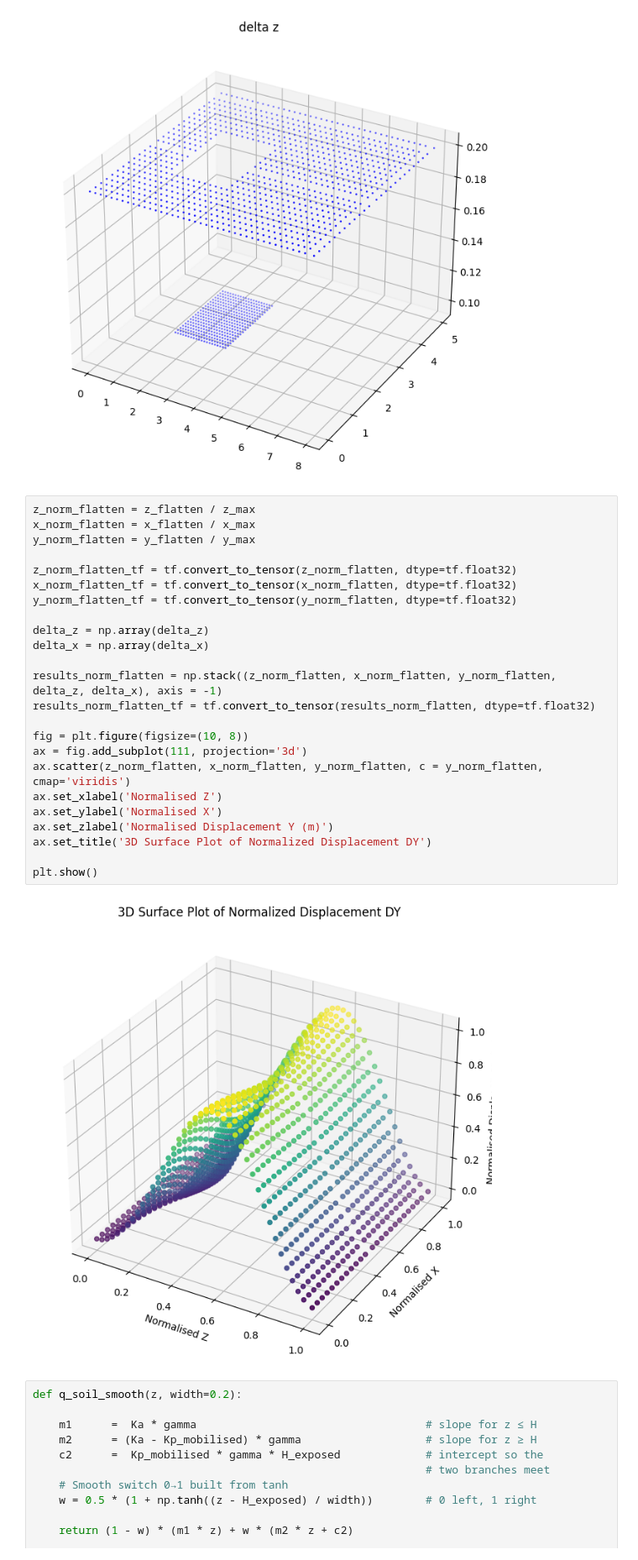
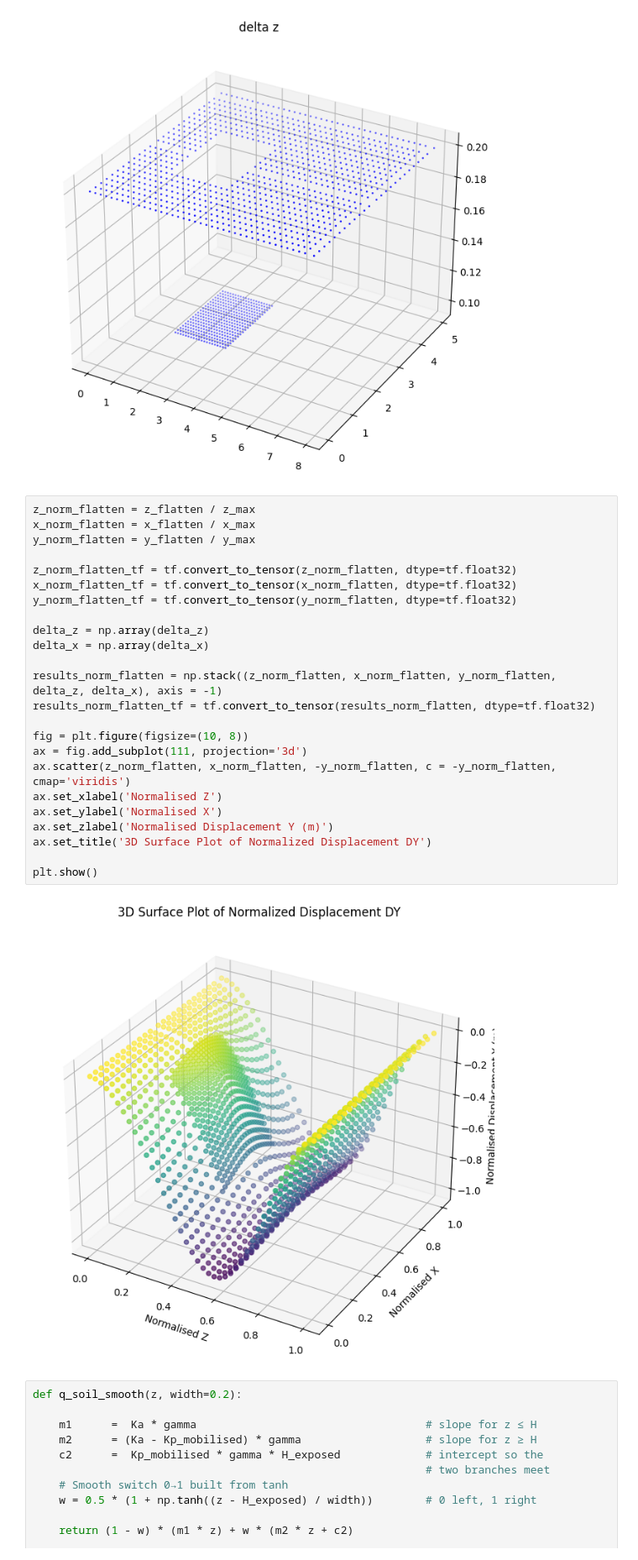
Before and after one commit to ShiyuanDengg/2D-Wall, a Jupyter notebook: 2D Propped Prediction .ipynb, the cells around one changed output. Shown at 84% size. Saved outputs shown, nothing was run; the diff lists cells and outputs as text.

```diff
--- a/2D Propped Prediction .ipynb
+++ b/2D Propped Prediction .ipynb
@@ -108,29 +108,29 @@ Text(0.5, 0.92, 'delta z')
 # %%
 z_norm_flatten = z_flatten / z_max
 x_norm_flatten = x_flatten / x_max
 y_norm_flatten = y_flatten / y_max
 
 z_norm_flatten_tf = tf.convert_to_tensor(z_norm_flatten, dtype=tf.float32)
 x_norm_flatten_tf = tf.convert_to_tensor(x_norm_flatten, dtype=tf.float32)
 y_norm_flatten_tf = tf.convert_to_tensor(y_norm_flatten, dtype=tf.float32)
 
 delta_z = np.array(delta_z)
 delta_x = np.array(delta_x)
 
 results_norm_flatten = np.stack((z_norm_flatten, x_norm_flatten, y_norm_flatten, delta_z, delta_x), axis = -1)
 results_norm_flatten_tf = tf.convert_to_tensor(results_norm_flatten, dtype=tf.float32)
 
 fig = plt.figure(figsize=(10, 8))
 ax = fig.add_subplot(111, projection='3d')
-ax.scatter(z_norm_flatten, x_norm_flatten, y_norm_flatten, c = y_norm_flatten, cmap='viridis')
+ax.scatter(z_norm_flatten, x_norm_flatten, -y_norm_flatten, c = -y_norm_flatten, cmap='viridis')
 ax.set_xlabel('Normalised Z')
 ax.set_ylabel('Normalised X')
 ax.set_zlabel('Normalised Displacement Y (m)')
 ax.set_title('3D Surface Plot of Normalized Displacement DY')
 
 plt.show()
 # %% [output]
-[figure, old version]
+[figure, new version]
 # %%
 def q_soil_smooth(z, width=0.2):
 
```
Also changed, not shown: parts of 3 cells of this notebook.
